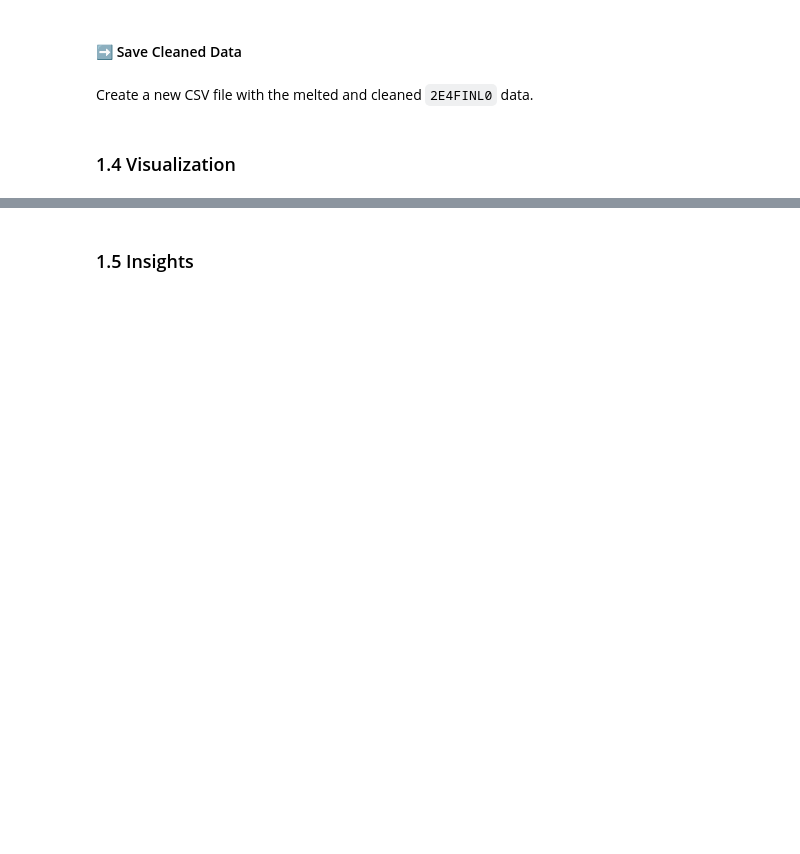
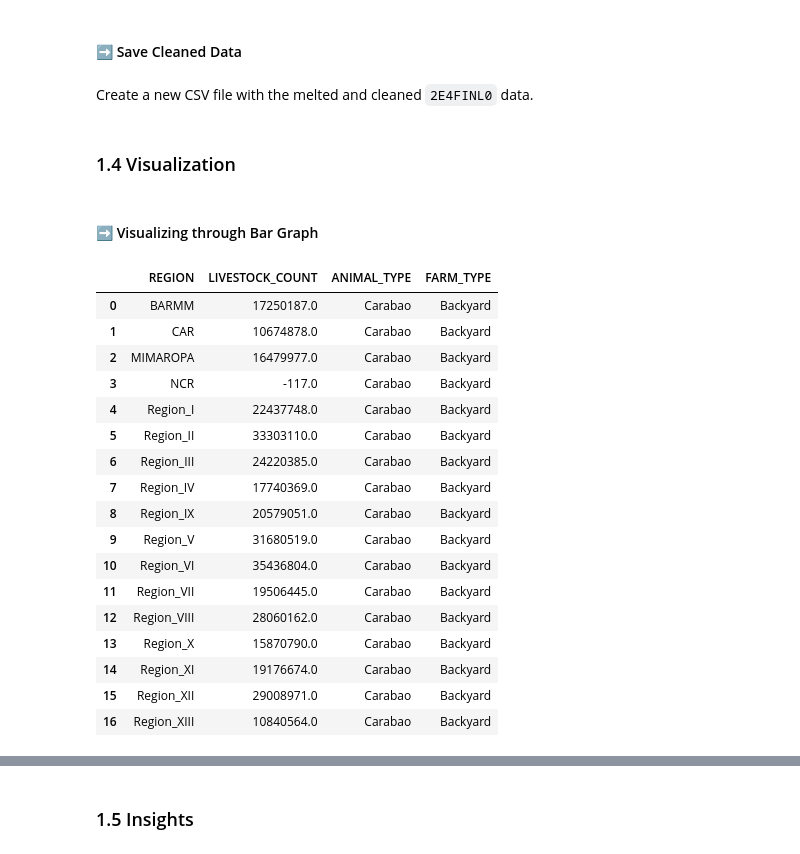
Before and after one commit to alpacaShiro/Livestock_Lifelines, a Jupyter notebook: Group2_4CSC_LivestockLifelines.ipynb, the cells around one changed output, grey strips where cells are left out. Cells and saved outputs as stored; diff of their text form; code cells hidden in the pictures; blank space fills up the shorter version.

```diff
--- a/Group2_4CSC_LivestockLifelines.ipynb
+++ b/Group2_4CSC_LivestockLifelines.ipynb
@@ -563,3 +568,5 @@ Create a new CSV file with the melted and cleaned `2E4FINL0` data.
 # melted_livestock.to_csv('2E4FINL0_cleaned.csv', index=False)
 # %% [markdown]
 ### 1.4 Visualization
+# %% [markdown]
+#### ➡️ Visualizing through Bar Graph
@@ -565,0 +591,22 @@ Create a new CSV file with the melted and cleaned `2E4FINL0` data.
+# %%
+# Showing all Regions
+carabao_backyard.head(30)
+# %% [output]
+|  | REGION | LIVESTOCK_COUNT | ANIMAL_TYPE | FARM_TYPE |
+| 0 | BARMM | 17250187.0 | Carabao | Backyard |
+| 1 | CAR | 10674878.0 | Carabao | Backyard |
+| 2 | MIMAROPA | 16479977.0 | Carabao | Backyard |
+| 3 | NCR | -117.0 | Carabao | Backyard |
+| 4 | Region_I | 22437748.0 | Carabao | Backyard |
+| 5 | Region_II | 33303110.0 | Carabao | Backyard |
+| 6 | Region_III | 24220385.0 | Carabao | Backyard |
+| 7 | Region_IV | 17740369.0 | Carabao | Backyard |
+| 8 | Region_IX | 20579051.0 | Carabao | Backyard |
+| 9 | Region_V | 31680519.0 | Carabao | Backyard |
+| 10 | Region_VI | 35436804.0 | Carabao | Backyard |
+| 11 | Region_VII | 19506445.0 | Carabao | Backyard |
+| 12 | Region_VIII | 28060162.0 | Carabao | Backyard |
+| 13 | Region_X | 15870790.0 | Carabao | Backyard |
+| 14 | Region_XI | 19176674.0 | Carabao | Backyard |
+| 15 | Region_XII | 29008971.0 | Carabao | Backyard |
+| 16 | Region_XIII | 10840564.0 | Carabao | Backyard |
```
Also changed, not shown: parts of 8 cells of this notebook.
